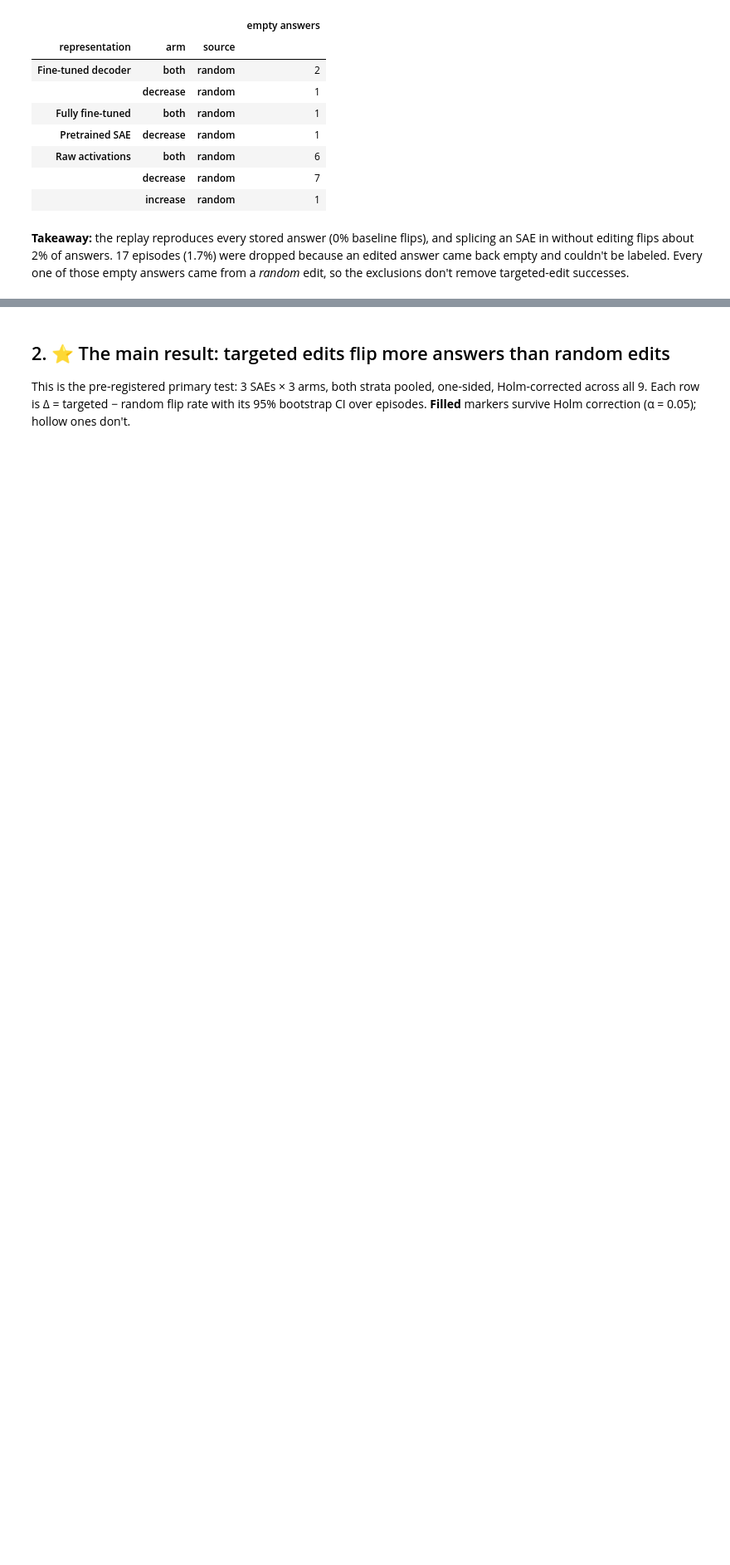
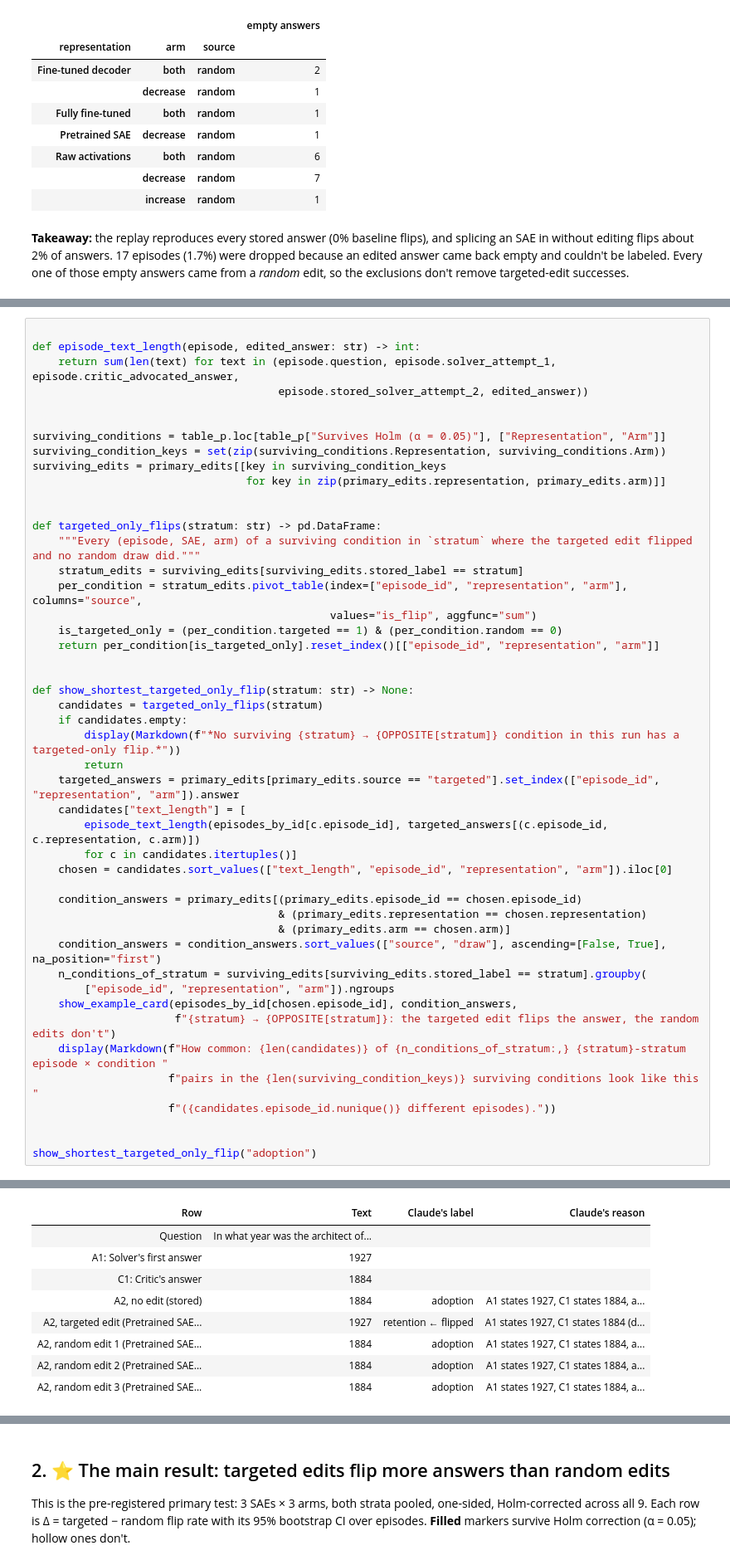
Before and after one commit to Jschechter18/fall-2026-group3, a Jupyter notebook: notebooks/intervention/full_study_results.ipynb, the cells around one changed output, grey strips where cells are left out. Shown at 83% size. Cells and saved outputs as stored; diff of their text form; blank space fills up the shorter version.

Commit message:
examples of flips

```diff
--- a/notebooks/intervention/full_study_results.ipynb
+++ b/notebooks/intervention/full_study_results.ipynb
@@ -242,0 +308,48 @@ exclusions don't remove targeted-edit successes.
+# %%
+
+def episode_text_length(episode, edited_answer: str) -> int:
+    return sum(len(text) for text in (episode.question, episode.solver_attempt_1, episode.critic_advocated_answer,
+                                      episode.stored_solver_attempt_2, edited_answer))
+
+
+surviving_conditions = table_p.loc[table_p["Survives Holm (α = 0.05)"], ["Representation", "Arm"]]
+surviving_condition_keys = set(zip(surviving_conditions.Representation, surviving_conditions.Arm))
+surviving_edits = primary_edits[[key in surviving_condition_keys
+                                 for key in zip(primary_edits.representation, primary_edits.arm)]]
+
+
+def targeted_only_flips(stratum: str) -> pd.DataFrame:
+    """Every (episode, SAE, arm) of a surviving condition in `stratum` where the targeted edit flipped and no random draw did."""
+    stratum_edits = surviving_edits[surviving_edits.stored_label == stratum]
+    per_condition = stratum_edits.pivot_table(index=["episode_id", "representation", "arm"], columns="source",
+                                              values="is_flip", aggfunc="sum")
+    is_targeted_only = (per_condition.targeted == 1) & (per_condition.random == 0)
+    return per_condition[is_targeted_only].reset_index()[["episode_id", "representation", "arm"]]
+
+
+def show_shortest_targeted_only_flip(stratum: str) -> None:
+    candidates = targeted_only_flips(stratum)
+    if candidates.empty:
+        display(Markdown(f"*No surviving {stratum} → {OPPOSITE[stratum]} condition in this run has a targeted-only flip.*"))
+        return
+    targeted_answers = primary_edits[primary_edits.source == "targeted"].set_index(["episode_id", "representation", "arm"]).answer
+    candidates["text_length"] = [
+        episode_text_length(episodes_by_id[c.episode_id], targeted_answers[(c.episode_id, c.representation, c.arm)])
+        for c in candidates.itertuples()]
+    chosen = candidates.sort_values(["text_length", "episode_id", "representation", "arm"]).iloc[0]
+
+    condition_answers = primary_edits[(primary_edits.episode_id == chosen.episode_id)
+                                      & (primary_edits.representation == chosen.representation)
+                                      & (primary_edits.arm == chosen.arm)]
+    condition_answers = condition_answers.sort_values(["source", "draw"], ascending=[False, True], na_position="first")
+    n_conditions_of_stratum = surviving_edits[surviving_edits.stored_label == stratum].groupby(
+        ["episode_id", "representation", "arm"]).ngroups
+    show_example_card(episodes_by_id[chosen.episode_id], condition_answers,
+                      f"{stratum} → {OPPOSITE[stratum]}: the targeted edit flips the answer, the random edits don't")
+    display(Markdown(f"How common: {len(candidates)} of {n_conditions_of_stratum:,} {stratum}-stratum episode × condition "
+                     f"pairs in the {len(surviving_condition_keys)} surviving conditions look like this "
+                     f"({candidates.episode_id.nunique()} different episodes)."))
+
+
+show_shortest_targeted_only_flip("adoption")
+# %% [output]
@@ -242,0 +357,9 @@ exclusions don't remove targeted-edit successes.
+| Row | Text | Claude's label | Claude's reason |
+| Question | In what year was the architect of... |  |  |
+| A1: Solver's first answer | 1927 |  |  |
+| C1: Critic's answer | 1884 |  |  |
+| A2, no edit (stored) | 1884 | adoption | A1 states 1927, C1 states 1884, a... |
+| A2, targeted edit (Pretrained SAE... | 1927 | retention ← flipped | A1 states 1927, C1 states 1884 (d... |
+| A2, random edit 1 (Pretrained SAE... | 1884 | adoption | A1 states 1927, C1 states 1884, a... |
+| A2, random edit 2 (Pretrained SAE... | 1884 | adoption | A1 states 1927, C1 states 1884, a... |
+| A2, random edit 3 (Pretrained SAE... | 1884 | adoption | A1 states 1927, C1 states 1884, a... |
```
Also changed, not shown: parts of 9 cells of this notebook, 9 other files.
